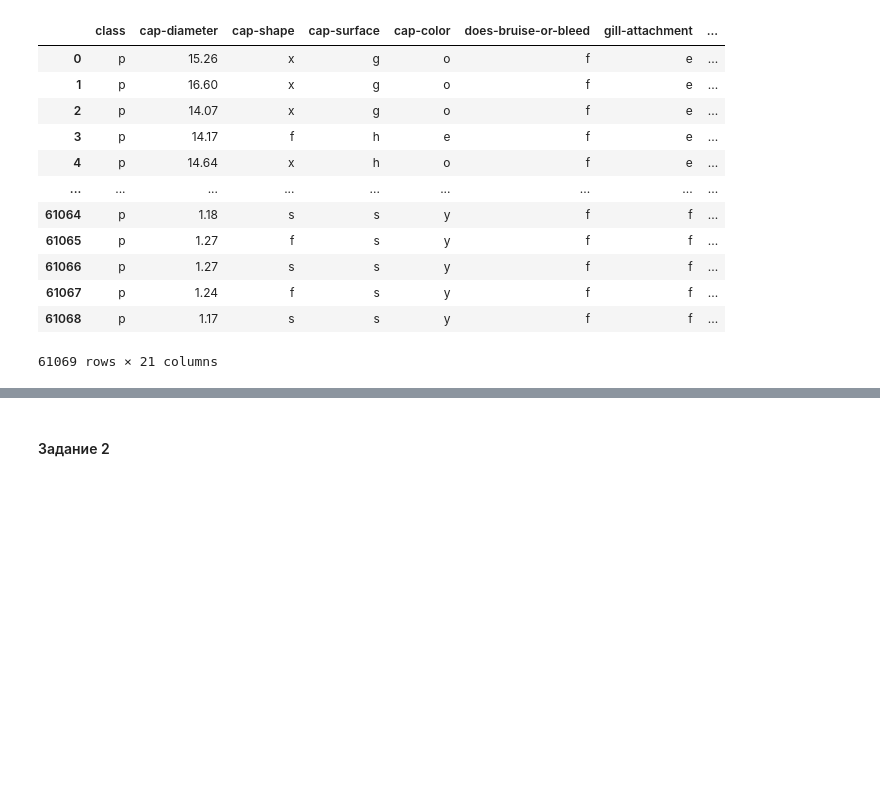
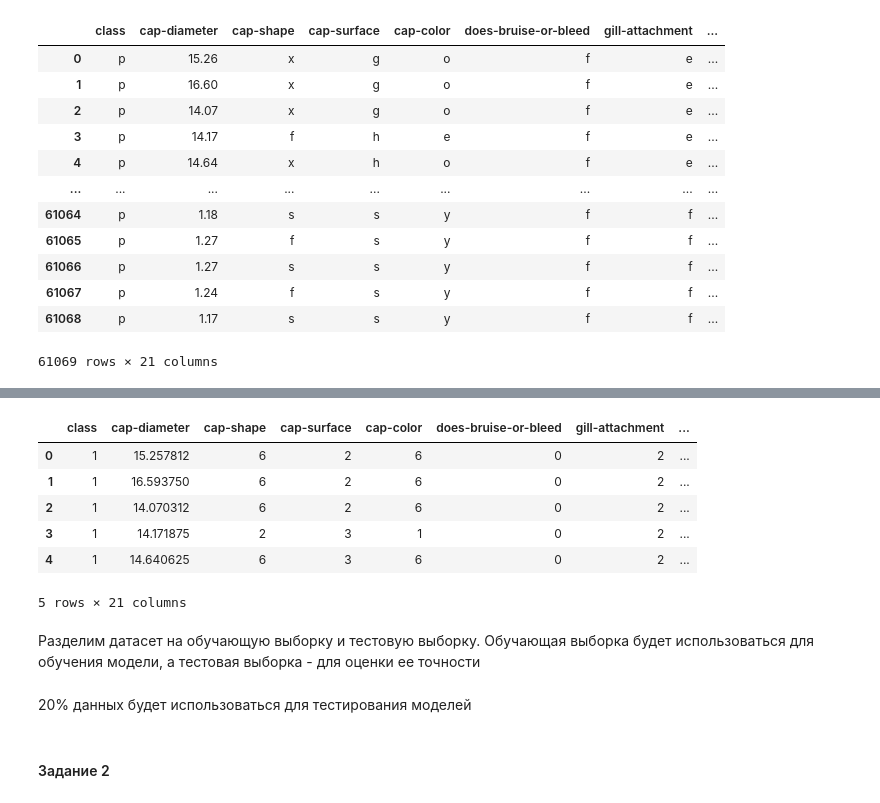
Before and after one commit to len6q/dynamic-languages-2, a Jupyter notebook: practice.ipynb, the cells around one changed output, grey strips where cells are left out. Cells and saved outputs as stored; diff of their text form; code cells hidden in the pictures; blank space fills up the shorter version.

```diff
--- a/practice.ipynb
+++ b/practice.ipynb
@@ -37,0 +36,26 @@ frame
+# %%
+frame.isnull().sum()
+frame = frame.astype({
+                      'class' : 'category',
+                      'cap-shape' : 'category',
+                      'cap-diameter' : 'float16',
+                      'cap-surface' : 'category',
+                      'cap-color' : 'category',
+                      'does-bruise-or-bleed' : 'category',
+                      'gill-attachment' : 'category',
+                      'gill-spacing' : 'category',
+                      'gill-color' : 'category',
+                      'stem-height' : 'float16',
+                      'stem-width' : 'float16',
+                      'stem-root' : 'category',
+                      'stem-surface' : 'category',
+                      'stem-color' : 'category',
+                      'veil-type' : 'category',
+                      'veil-color' : 'category',
+                      'has-ring' : 'category',
+                      'ring-type' : 'category',
+                      'spore-print-color' : 'category',
+                      'habitat' : 'category',
+                      'season' : 'category'
+                      })
+frame.dtypes
@@ -37,0 +80,17 @@ frame
+# %%
+encoder = LabelEncoder()
+for column in frame.columns:
+    if frame[column].dtype == 'category':
+        frame[column] = encoder.fit_transform(frame[column])
+
+frame.head()
+# %% [output]
+|  | class | cap-diameter | cap-shape | cap-surface | cap-color | does-bruise-or-bleed | gill-attachment | ... |
+| 0 | 1 | 15.257812 | 6 | 2 | 6 | 0 | 2 | ... |
+| 1 | 1 | 16.593750 | 6 | 2 | 6 | 0 | 2 | ... |
+| 2 | 1 | 14.070312 | 6 | 2 | 6 | 0 | 2 | ... |
+| 3 | 1 | 14.171875 | 2 | 3 | 1 | 0 | 2 | ... |
+| 4 | 1 | 14.640625 | 6 | 3 | 6 | 0 | 2 | ... |
+5 rows × 21 columns
+# %% [markdown]
+ Разделим датасет на обучающую выборку и тестовую выборку. Обучающая выборка будет использоваться для обучения модели, а тестовая выборка - для оценки ее точности
@@ -38,3 +102,5 @@ frame
+# %% [markdown]
+20% данных будет использоваться для тестирования моделей
 # %% [markdown]
 #### Задание 2
 # %% [markdown]
```
Also changed, not shown: parts of 35 cells of this notebook.
